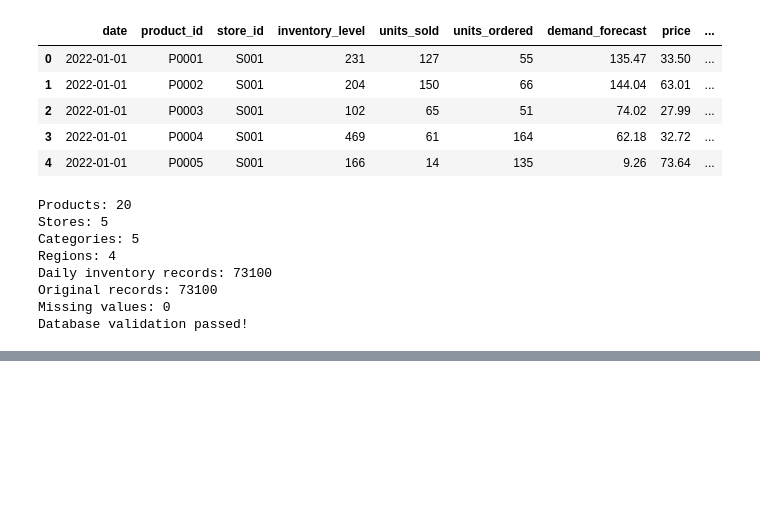
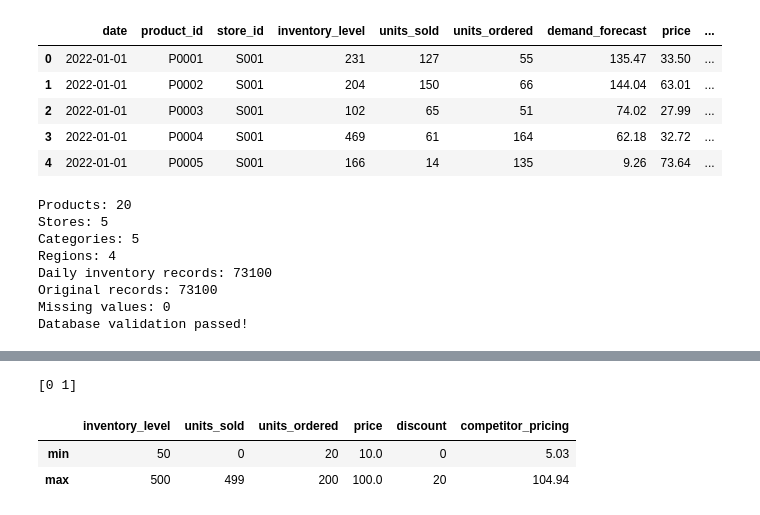
Before and after one commit to Askada21/pr, a Jupyter notebook: notebooks/03_database_design.ipynb, the cells around one changed output, grey strips where cells are left out. Saved outputs shown, nothing was run; the diff lists cells and outputs as text; code cells hidden in the pictures; blank space fills up the shorter version.

```diff
--- a/notebooks/03_database_design.ipynb
+++ b/notebooks/03_database_design.ipynb
@@ -365,0 +432,18 @@ Database validation passed!
+# %%
+print(daily_inventory["holiday_promotion"].unique())
+
+daily_inventory[
+    [
+        "inventory_level",
+        "units_sold",
+        "units_ordered",
+        "price",
+        "discount",
+        "competitor_pricing"
+    ]
+].agg(["min", "max"])
+# %% [output]
+[0 1]
+|  | inventory_level | units_sold | units_ordered | price | discount | competitor_pricing |
+| min | 50 | 0 | 20 | 10.0 | 0 | 5.03 |
+| max | 500 | 499 | 200 | 100.0 | 20 | 104.94 |
```
Also changed, not shown: parts of 4 cells of this notebook, 1 other file.
